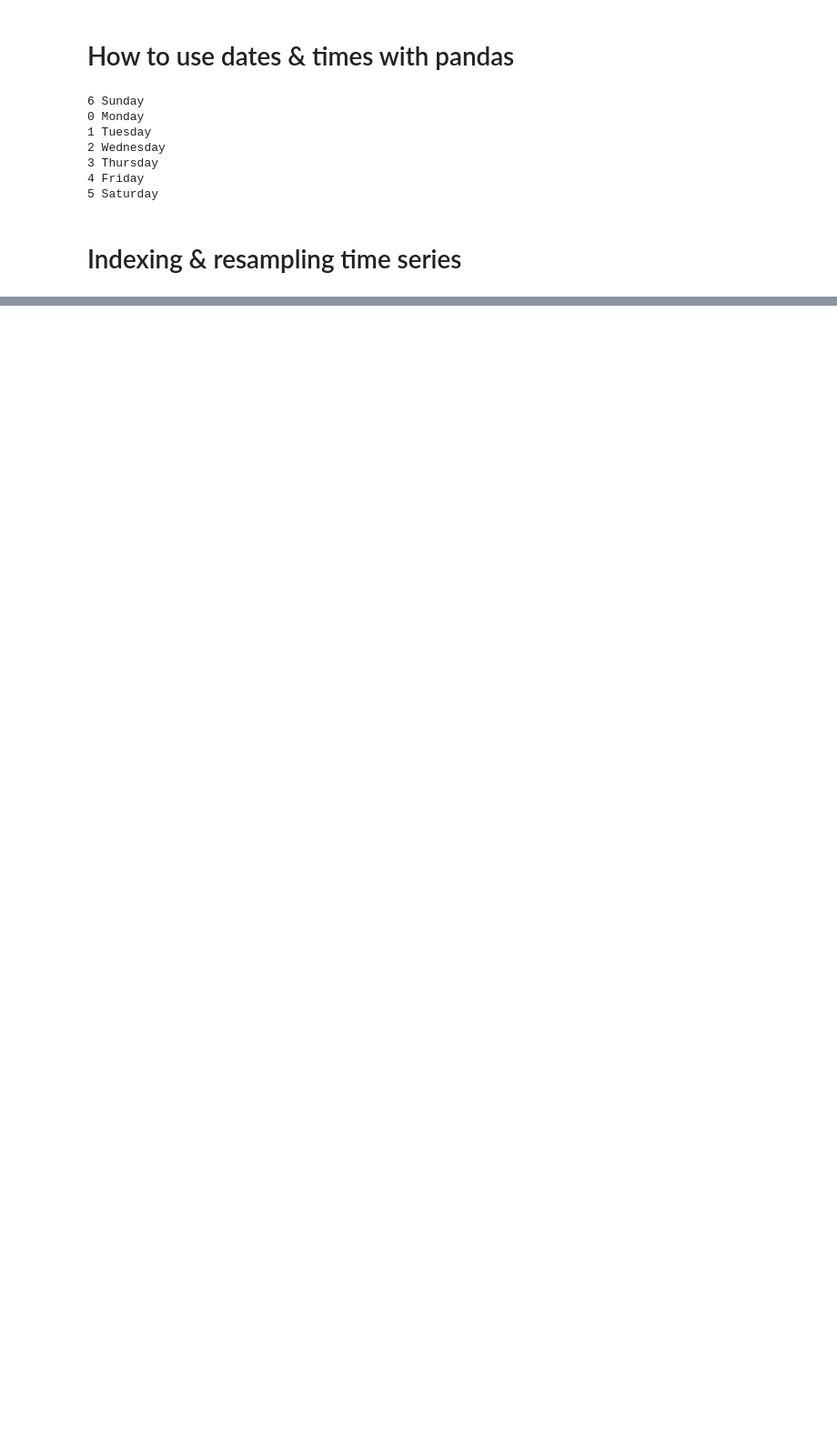
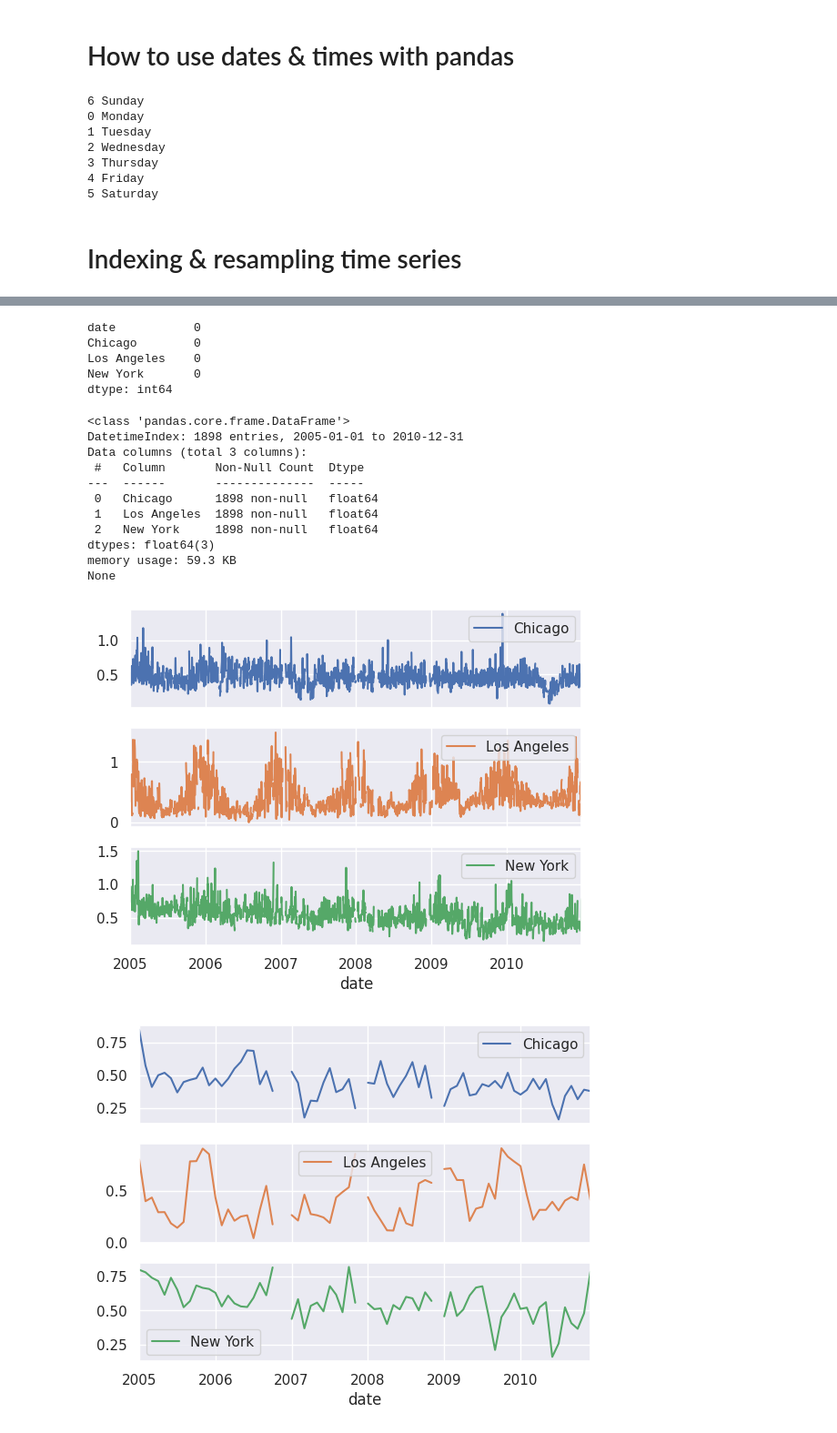
Before and after one commit to MeghanGH/time-series-with-python, a Jupyter notebook: manipulating_time_series_data_in_python.ipynb, the cells around one changed output, grey strips where cells are left out. Shown at 91% size. Drawn from its saved outputs; the diff is of its cells as text; code cells hidden in the pictures; blank space fills up the shorter version.

```diff
--- a/manipulating_time_series_data_in_python.ipynb
+++ b/manipulating_time_series_data_in_python.ipynb
@@ -24,0 +160,4 @@ for day in seven_days:
+# %%
+co_cities_csv = '/content/drive/My Drive/Colab Notebooks/Time-Series-with-Python/air_quality_data/co_cities.csv'
+co = pd.read_csv(co_cities_csv)
+co.head()
@@ -24,0 +171,47 @@ for day in seven_days:
+# %%
+co.isna().sum()
+# %% [output]
+date           0
+Chicago        0
+Los Angeles    0
+New York       0
+dtype: int64
+# %%
+# Convert the date column to datetime64
+co['date'] = pd.to_datetime(co['date'])
+
+# Set date column as index
+co.set_index('date', inplace=True)
+# %%
+# Inspect data
+print(co.info())
+
+# Set the frequency to calendar daily
+co = co.asfreq('D')
+
+# Plot the data
+co.plot(subplots=True)
+plt.show()
+
+
+
+# Set frequency to monthly
+co = co.asfreq('M')
+
+# Plot the data
+co.plot(subplots=True)
+plt.show()
+# %% [output]
+<class 'pandas.core.frame.DataFrame'>
+DatetimeIndex: 1898 entries, 2005-01-01 to 2010-12-31
+Data columns (total 3 columns):
+ #   Column       Non-Null Count  Dtype
+---  ------       --------------  -----
+ 0   Chicago      1898 non-null   float64
+ 1   Los Angeles  1898 non-null   float64
+ 2   New York     1898 non-null   float64
+dtypes: float64(3)
+memory usage: 59.3 KB
+None
+[figure, added]
+[figure, added]
```
Also changed, not shown: parts of 11 cells of this notebook.
